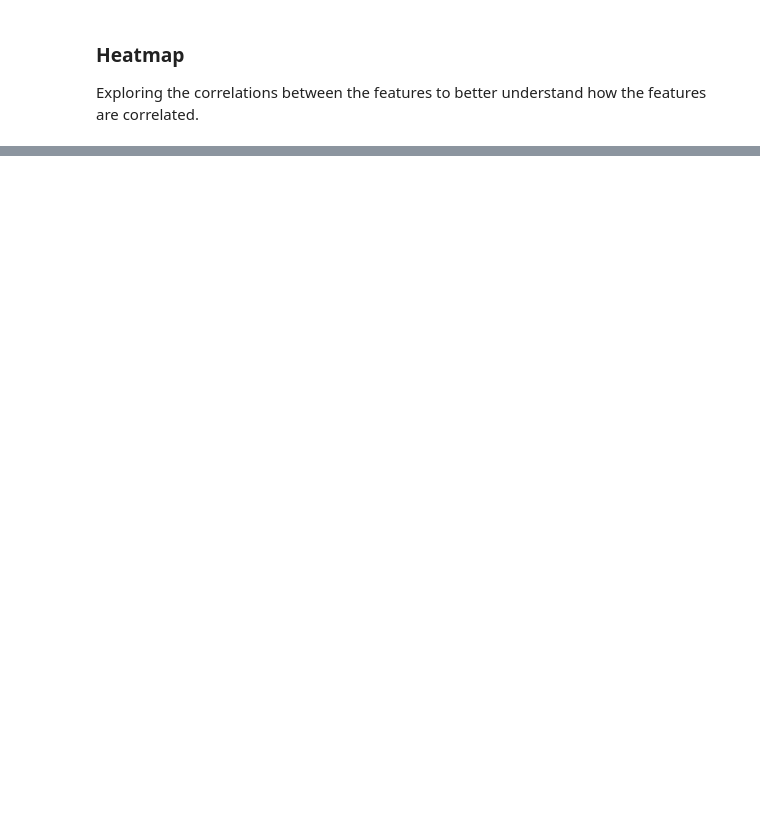
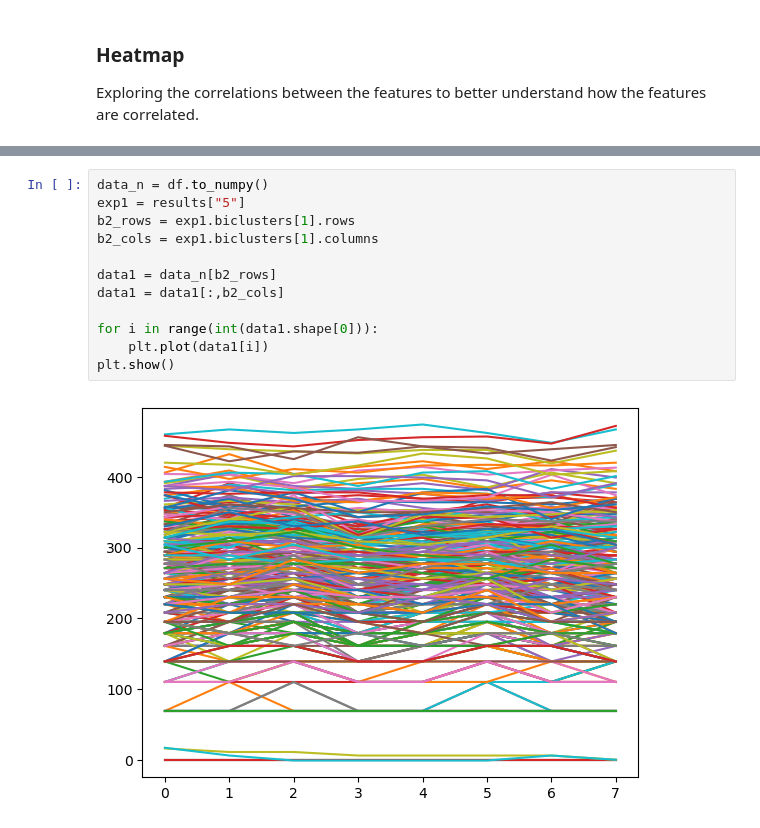
Before and after one commit to ikram-md/biclustering_algorithms, a Jupyter notebook: experiments.ipynb, the cells around one changed output, grey strips where cells are left out. Cells and saved outputs as stored; diff of their text form; blank space fills up the shorter version.

```diff
--- a/experiments.ipynb
+++ b/experiments.ipynb
@@ -55,0 +75,14 @@ Time taken to generated 5 biclusters : 3.930251121520996
+# %%
+data_n = df.to_numpy()
+exp1 = results["5"]
+b2_rows = exp1.biclusters[1].rows
+b2_cols = exp1.biclusters[1].columns
+
+data1 = data_n[b2_rows]
+data1 = data1[:,b2_cols]
+
+for i in range(int(data1.shape[0])):
+    plt.plot(data1[i])
+plt.show()
+# %% [output]
+[figure, added]
```
Also changed, not shown: parts of 14 cells of this notebook.
